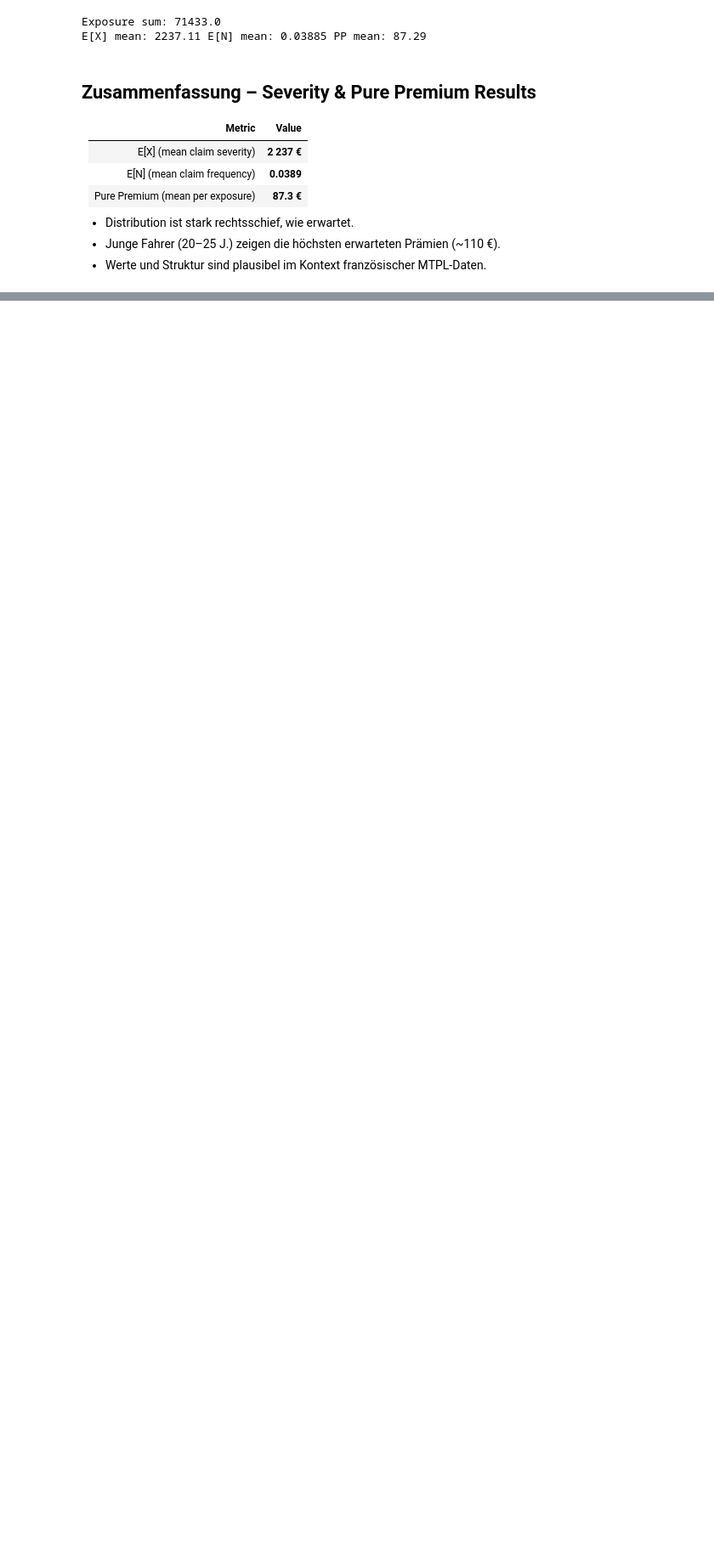
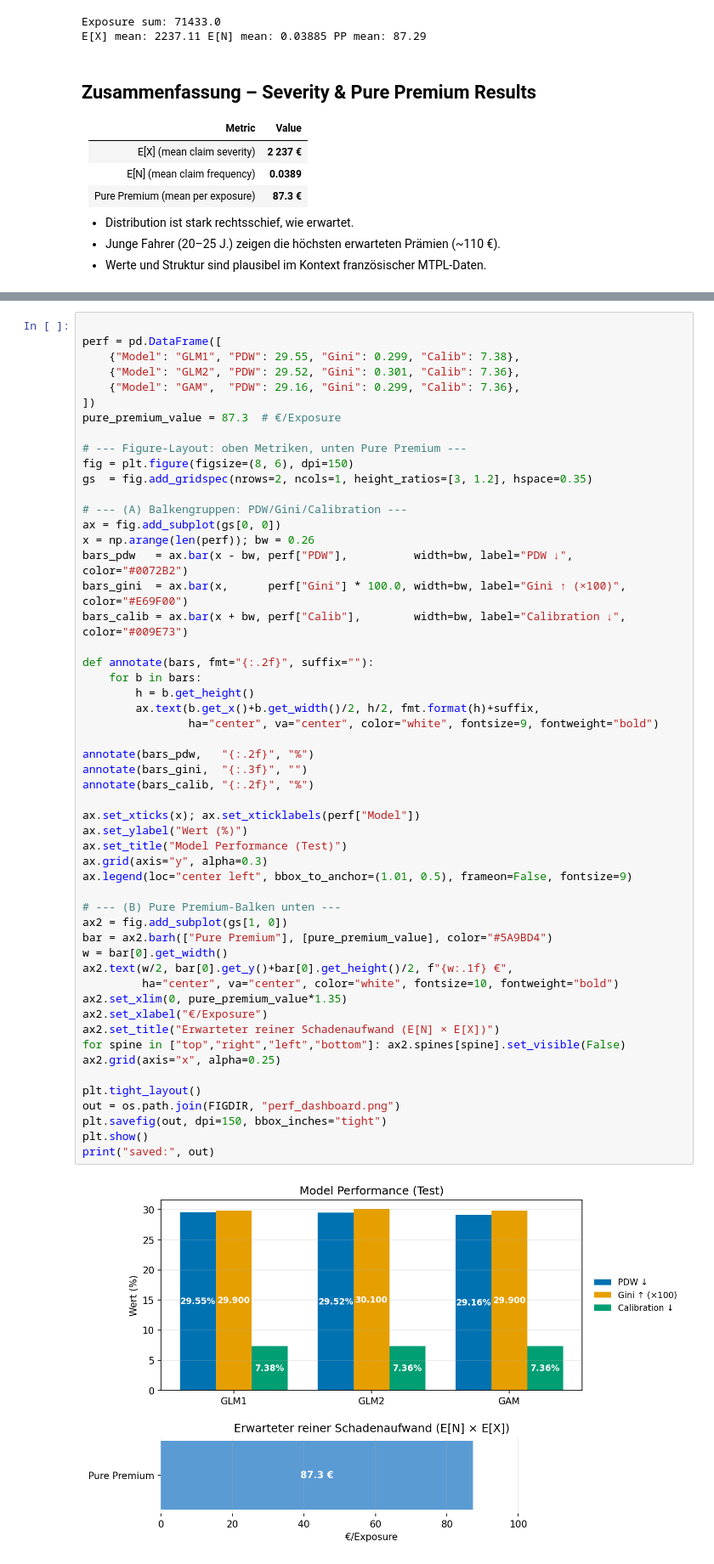
Before and after one commit to FisherSteve/freMTPL2-pricing, a Jupyter notebook: notebooks/04_severity_pure_premium.ipynb, the cells around one changed output, grey strips where cells are left out. Shown at 85% size. Cells and saved outputs as stored; diff of their text form; blank space fills up the shorter version.

```diff
--- a/notebooks/04_severity_pure_premium.ipynb
+++ b/notebooks/04_severity_pure_premium.ipynb
@@ -420,0 +514,55 @@ E[X] mean: 2237.11 E[N] mean: 0.03885 PP mean: 87.29
+# %%
+
+perf = pd.DataFrame([
+    {"Model": "GLM1", "PDW": 29.55, "Gini": 0.299, "Calib": 7.38},
+    {"Model": "GLM2", "PDW": 29.52, "Gini": 0.301, "Calib": 7.36},
+    {"Model": "GAM",  "PDW": 29.16, "Gini": 0.299, "Calib": 7.36},
+])
+pure_premium_value = 87.3  # €/Exposure
+
+# --- Figure-Layout: oben Metriken, unten Pure Premium ---
+fig = plt.figure(figsize=(8, 6), dpi=150)
+gs  = fig.add_gridspec(nrows=2, ncols=1, height_ratios=[3, 1.2], hspace=0.35)
+
+# --- (A) Balkengruppen: PDW/Gini/Calibration ---
+ax = fig.add_subplot(gs[0, 0])
+x = np.arange(len(perf)); bw = 0.26
+bars_pdw   = ax.bar(x - bw, perf["PDW"],          width=bw, label="PDW ↓",         color="#0072B2")
+bars_gini  = ax.bar(x,      perf["Gini"] * 100.0, width=bw, label="Gini ↑ (×100)", color="#E69F00")
+bars_calib = ax.bar(x + bw, perf["Calib"],        width=bw, label="Calibration ↓", color="#009E73")
+
+def annotate(bars, fmt="{:.2f}", suffix=""):
+    for b in bars:
+        h = b.get_height()
+        ax.text(b.get_x()+b.get_width()/2, h/2, fmt.format(h)+suffix,
+                ha="center", va="center", color="white", fontsize=9, fontweight="bold")
+
+annotate(bars_pdw,   "{:.2f}", "%")
+annotate(bars_gini,  "{:.3f}", "")
+annotate(bars_calib, "{:.2f}", "%")
+
+ax.set_xticks(x); ax.set_xticklabels(perf["Model"])
+ax.set_ylabel("Wert (%)")
+ax.set_title("Model Performance (Test)")
+ax.grid(axis="y", alpha=0.3)
+ax.legend(loc="center left", bbox_to_anchor=(1.01, 0.5), frameon=False, fontsize=9)
+
+# --- (B) Pure Premium-Balken unten ---
+ax2 = fig.add_subplot(gs[1, 0])
+bar = ax2.barh(["Pure Premium"], [pure_premium_value], color="#5A9BD4")
+w = bar[0].get_width()
+ax2.text(w/2, bar[0].get_y()+bar[0].get_height()/2, f"{w:.1f} €",
+         ha="center", va="center", color="white", fontsize=10, fontweight="bold")
+ax2.set_xlim(0, pure_premium_value*1.35)
+ax2.set_xlabel("€/Exposure")
+ax2.set_title("Erwarteter reiner Schadenaufwand (E[N] × E[X])")
+for spine in ["top","right","left","bottom"]: ax2.spines[spine].set_visible(False)
+ax2.grid(axis="x", alpha=0.25)
+
+plt.tight_layout()
+out = os.path.join(FIGDIR, "perf_dashboard.png")
+plt.savefig(out, dpi=150, bbox_inches="tight")
+plt.show()
+print("saved:", out)
+# %% [output]
+[figure, added]
```
Also changed, not shown: parts of 4 cells of this notebook, 4 other files.
